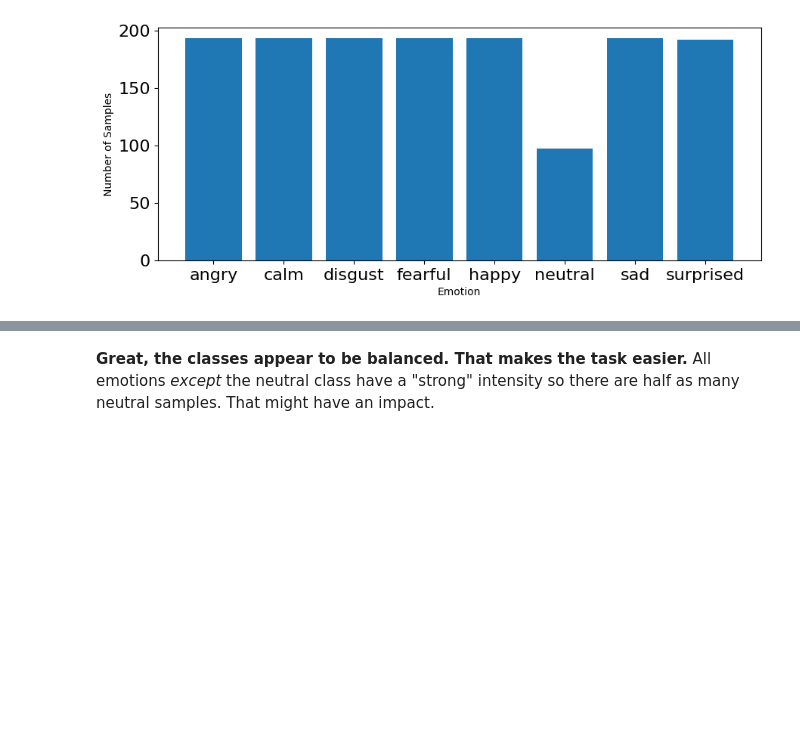
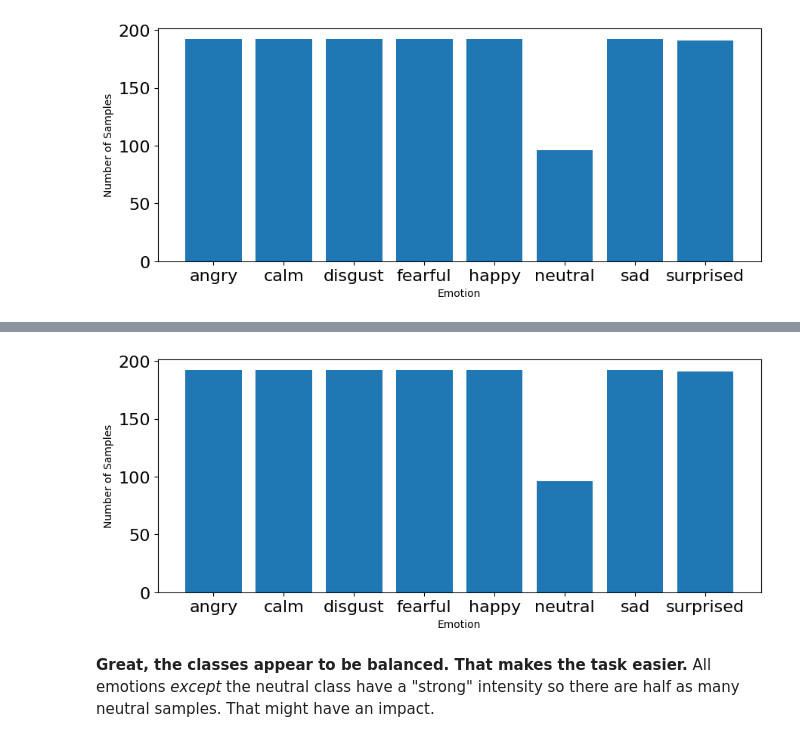
Before and after one commit to eallwood/Week3-ClassicML, a Jupyter notebook: Week_3_MachineLearning.ipynb, the cells around one changed output, grey strips where cells are left out. Cells and saved outputs as stored; diff of their text form; code cells hidden in the pictures; blank space fills up the shorter version.

```diff
--- a/Week_3_MachineLearning.ipynb
+++ b/Week_3_MachineLearning.ipynb
@@ -233,3 +236,6 @@ emotions=pd.read_csv('/content/drive/MyDrive/emotionsRavdess.csv',index_col=0)
+# %%
+features_RAVDESS=pd.read_csv('/content/drive/MyDrive/featuresRavdess_RAVDESS.csv',index_col=0)
+emotions_RAVDESS=pd.read_csv('/content/drive/MyDrive/emotionsRavdess_RAVDESS.csv',index_col=0)
 # %% [markdown]
 let's see if they have been loaded correctly!
 # %%
@@ -261,3 +281,17 @@ plt.show()
+# %%
+# plot emotions
+plt.figure(figsize=(35,4))
+plt.subplot(1,3,1)
+#np.unique returns ordered list of unique elements and count of each element
+emotion_list, count = np.unique(emotions_RAVDESS, return_counts=True)
+plt.bar(x=range(8), height=count)
+plt.xticks(ticks=range(8), labels = [emotion for emotion in emotion_list],fontsize=10)
+plt.xlabel('Emotion')
+plt.tick_params(labelsize=16)
+plt.ylabel('Number of Samples')
+plt.show()
+# %% [output]
+[figure, added]
 # %% [markdown]
 **Great, the classes appear to be balanced. That makes the task easier.** All emotions _except_ the neutral class have a "strong" intensity so there are half as many neutral samples. That might have an impact.
 # %% [markdown]
```
Also changed, not shown: parts of 26 cells of this notebook.
